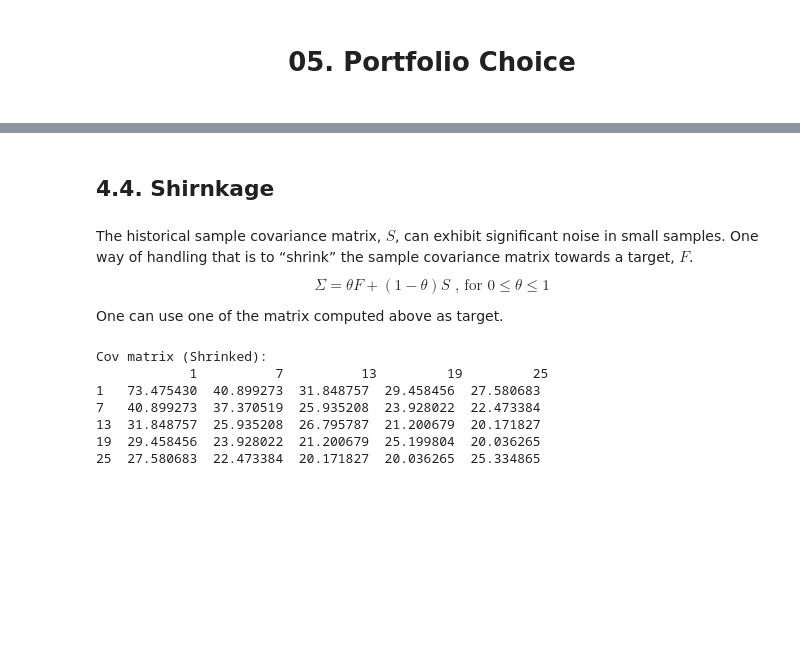
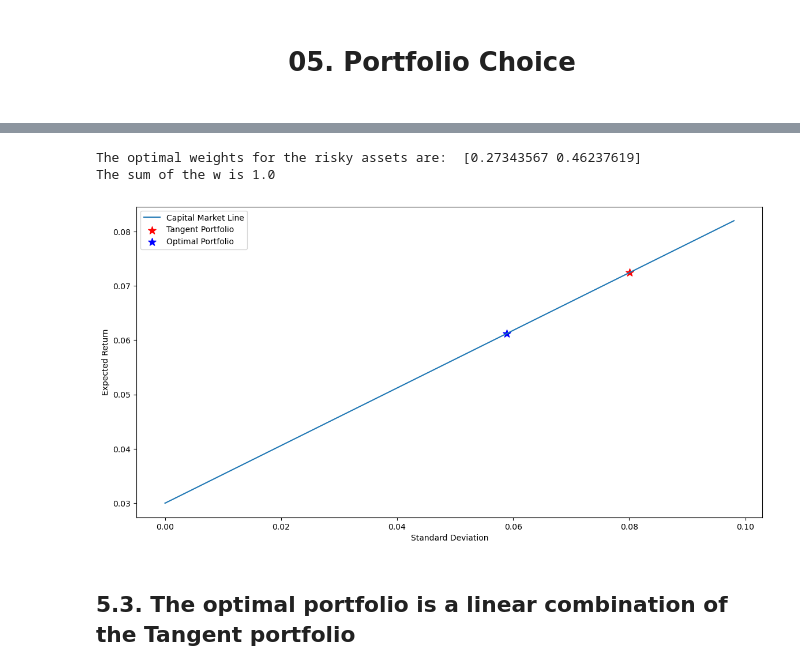
Before and after one commit to jacoporauseo/TheoryofFinanceHSG, a Jupyter notebook: 05. Portfolio Choice.ipynb, the cells around one changed output, grey strips where cells are left out. Cells and saved outputs as stored; diff of their text form; code cells hidden in the pictures; blank space fills up the shorter version.

```diff
--- a/05. Portfolio Choice.ipynb
+++ b/05. Portfolio Choice.ipynb
@@ -237,24 +64,48 @@ Cov matrix (Multi Index model):
-# %% [markdown]
-## 4.4. Shirnkage
-# %% [markdown]
-The historical sample covariance matrix, $S$, can exhibit significant noise in small samples. One way of handling that is to “shrink” the sample covariance matrix towards a target, $F$.
-$$ \Sigma = \theta F + (1 - \theta)S \text{ , for } 0 \le \theta \le 1 $$
-
-One can use one of the matrix computed above as target.
-# %%
-# Compute the historical cov matrix
-S = Re.cov()
-
-# Shrink toward avergae corr matrix
-theta = 0.6
-Sigma = CC * theta + (1-theta) * S
-
-print("Cov matrix (Shrinked):\n", Sigma)
-# %% [output]
-Cov matrix (Shrinked):
-            1          7          13         19         25
-1   73.475430  40.899273  31.848757  29.458456  27.580683
-7   40.899273  37.370519  25.935208  23.928022  22.473384
-13  31.848757  25.935208  26.795787  21.200679  20.171827
-19  29.458456  23.928022  21.200679  25.199804  20.036265
-25  27.580683  22.473384  20.171827  20.036265  25.334865
+# %%
+from utils import MeanVariance
+
+# Define arrays
+mu_a = np.array([8.5, 6.5])/100
+Sigma_a  = np.array([[166,34],[34,64]])/100**2
+Rf_a = 3/100
+
+# Define a MeanVariance object from the utils file
+MV = MeanVariance(mu=mu_a,R_f = Rf_a, Sigma= Sigma_a)
+
+# Set the risk aversion rate
+risk_aversion = 9
+MV.setk(k=risk_aversion)
+
+w_star, w_rf = MV.maxExpUtility()
+print("The optimal weights for the risky assets are: ", w_star)
+
+# Check the weights
+print("The sum of the w is", w_star.sum() + w_rf)
+
+# Compute mean and variance of the portfolio
+mu_p, var_p = MV.meanAndVariance(w_star)
+
+# compute the CML
+mu_star = np.arange(0,0.10,0.01)
+std, mu_star = MV.capitalMarketLine()
+
+# get the tangent portfolio
+w_T = MV.tangentPortfolio()
+mu_T, var_T = MV.meanAndVariance(w=w_T)
+# %% [output]
+The optimal weights for the risky assets are:  [0.27343567 0.46237619]
+The sum of the w is 1.0
+# %%
+# plot
+plt.figure(figsize=(14,7))
+plt.plot(std, mu_star, label = "Capital Market Line")
+plt.scatter(np.sqrt(var_T), mu_T, c='red', marker='*', s=100, label="Tangent Portfolio")
+plt.scatter(np.sqrt(var_p), mu_p, c='blue', marker='*', s=100, label="Optimal Portfolio")
+plt.ylabel("Expected Return")
+plt.xlabel("Standard Deviation")
+plt.legend()
+plt.show()
+# %% [output]
+[figure, added]
+# %% [markdown]
+## 5.3. The optimal portfolio is a linear combination of the Tangent portfolio
```
Also changed, not shown: parts of 18 cells of this notebook.
